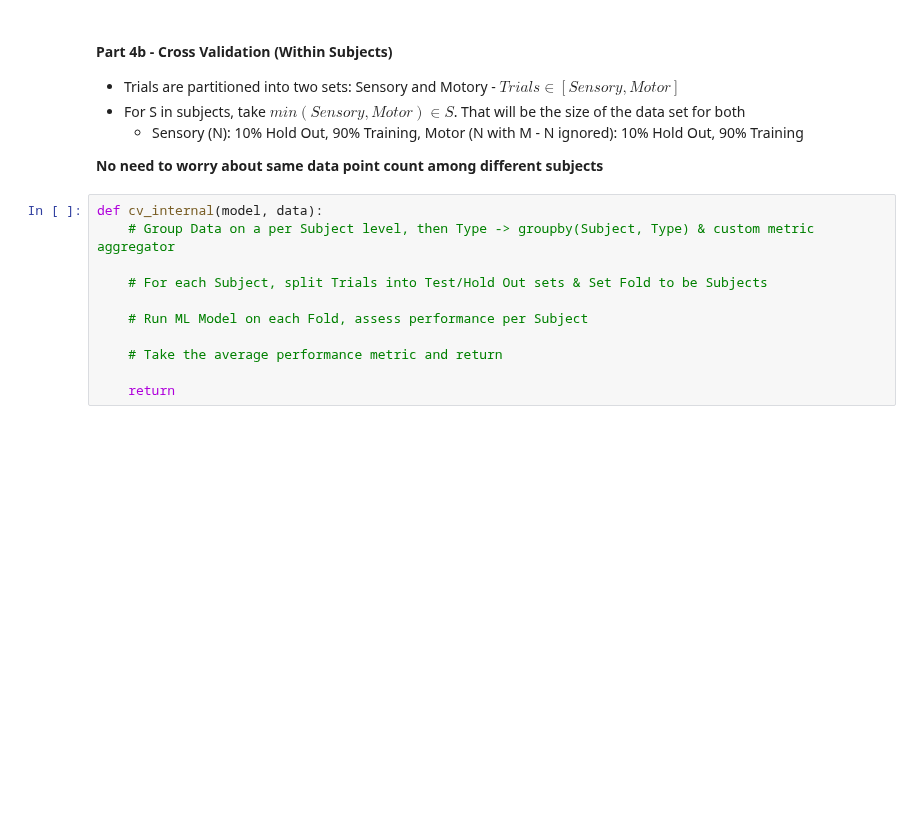
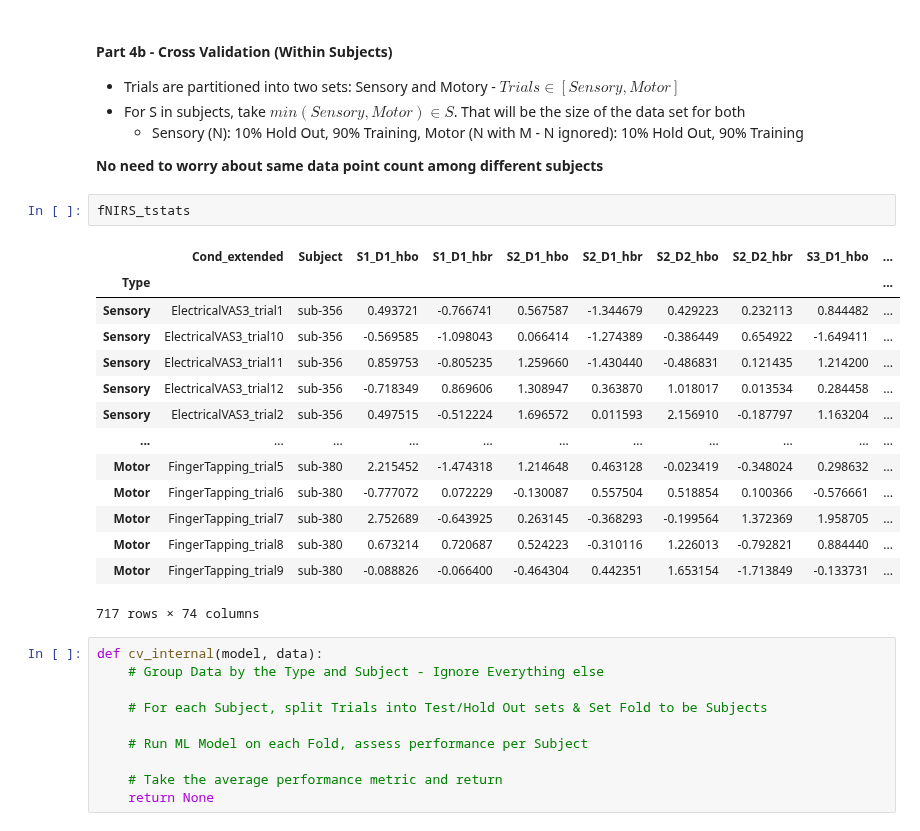
Before and after one commit to andChen2026/NIRS-Processing, a Jupyter notebook: scripts/Processor.ipynb, the cells around one changed output. Saved outputs shown, nothing was run; the diff lists cells and outputs as text; blank space fills up the shorter version.

Commit message:
added data preprocessing on the data

```diff
--- a/scripts/Processor.ipynb
+++ b/scripts/Processor.ipynb
@@ -136,14 +190,30 @@ print("Mean accuracy:", Linear_scores.mean())
     - Sensory (N): 10% Hold Out, 90% Training, Motor (N with M - N ignored): 10% Hold Out, 90% Training
 
 **No need to worry about same data point count among different subjects**
+# %%
+fNIRS_tstats
+# %% [output]
+|  | Cond_extended | Subject | S1_D1_hbo | S1_D1_hbr | S2_D1_hbo | S2_D1_hbr | S2_D2_hbo | S2_D2_hbr | S3_D1_hbo | ... |
+| Type |  |  |  |  |  |  |  |  |  | ... |
+| Sensory | ElectricalVAS3_trial1 | sub-356 | 0.493721 | -0.766741 | 0.567587 | -1.344679 | 0.429223 | 0.232113 | 0.844482 | ... |
+| Sensory | ElectricalVAS3_trial10 | sub-356 | -0.569585 | -1.098043 | 0.066414 | -1.274389 | -0.386449 | 0.654922 | -1.649411 | ... |
+| Sensory | ElectricalVAS3_trial11 | sub-356 | 0.859753 | -0.805235 | 1.259660 | -1.430440 | -0.486831 | 0.121435 | 1.214200 | ... |
+| Sensory | ElectricalVAS3_trial12 | sub-356 | -0.718349 | 0.869606 | 1.308947 | 0.363870 | 1.018017 | 0.013534 | 0.284458 | ... |
+| Sensory | ElectricalVAS3_trial2 | sub-356 | 0.497515 | -0.512224 | 1.696572 | 0.011593 | 2.156910 | -0.187797 | 1.163204 | ... |
+| ... | ... | ... | ... | ... | ... | ... | ... | ... | ... | ... |
+| Motor | FingerTapping_trial5 | sub-380 | 2.215452 | -1.474318 | 1.214648 | 0.463128 | -0.023419 | -0.348024 | 0.298632 | ... |
+| Motor | FingerTapping_trial6 | sub-380 | -0.777072 | 0.072229 | -0.130087 | 0.557504 | 0.518854 | 0.100366 | -0.576661 | ... |
+| Motor | FingerTapping_trial7 | sub-380 | 2.752689 | -0.643925 | 0.263145 | -0.368293 | -0.199564 | 1.372369 | 1.958705 | ... |
+| Motor | FingerTapping_trial8 | sub-380 | 0.673214 | 0.720687 | 0.524223 | -0.310116 | 1.226013 | -0.792821 | 0.884440 | ... |
+| Motor | FingerTapping_trial9 | sub-380 | -0.088826 | -0.066400 | -0.464304 | 0.442351 | 1.653154 | -1.713849 | -0.133731 | ... |
+717 rows × 74 columns
 # %%
 def cv_internal(model, data):
-    # Group Data on a per Subject level, then Type -> groupby(Subject, Type) & custom metric aggregator
+    # Group Data by the Type and Subject - Ignore Everything else
 
     # For each Subject, split Trials into Test/Hold Out sets & Set Fold to be Subjects
 
     # Run ML Model on each Fold, assess performance per Subject
 
     # Take the average performance metric and return
-
-    return
+    return None
```
Also changed, not shown: parts of 7 cells of this notebook.
